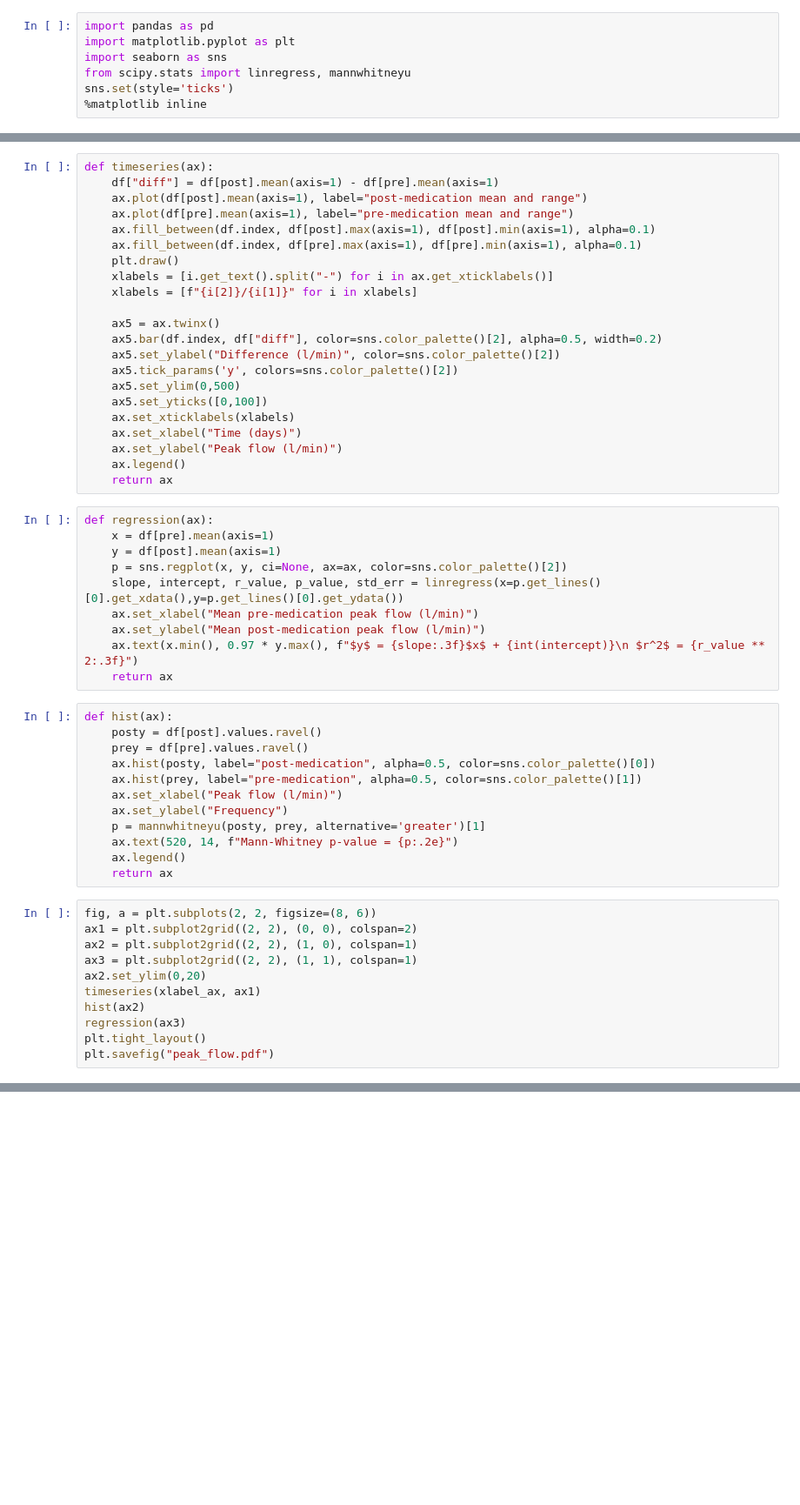
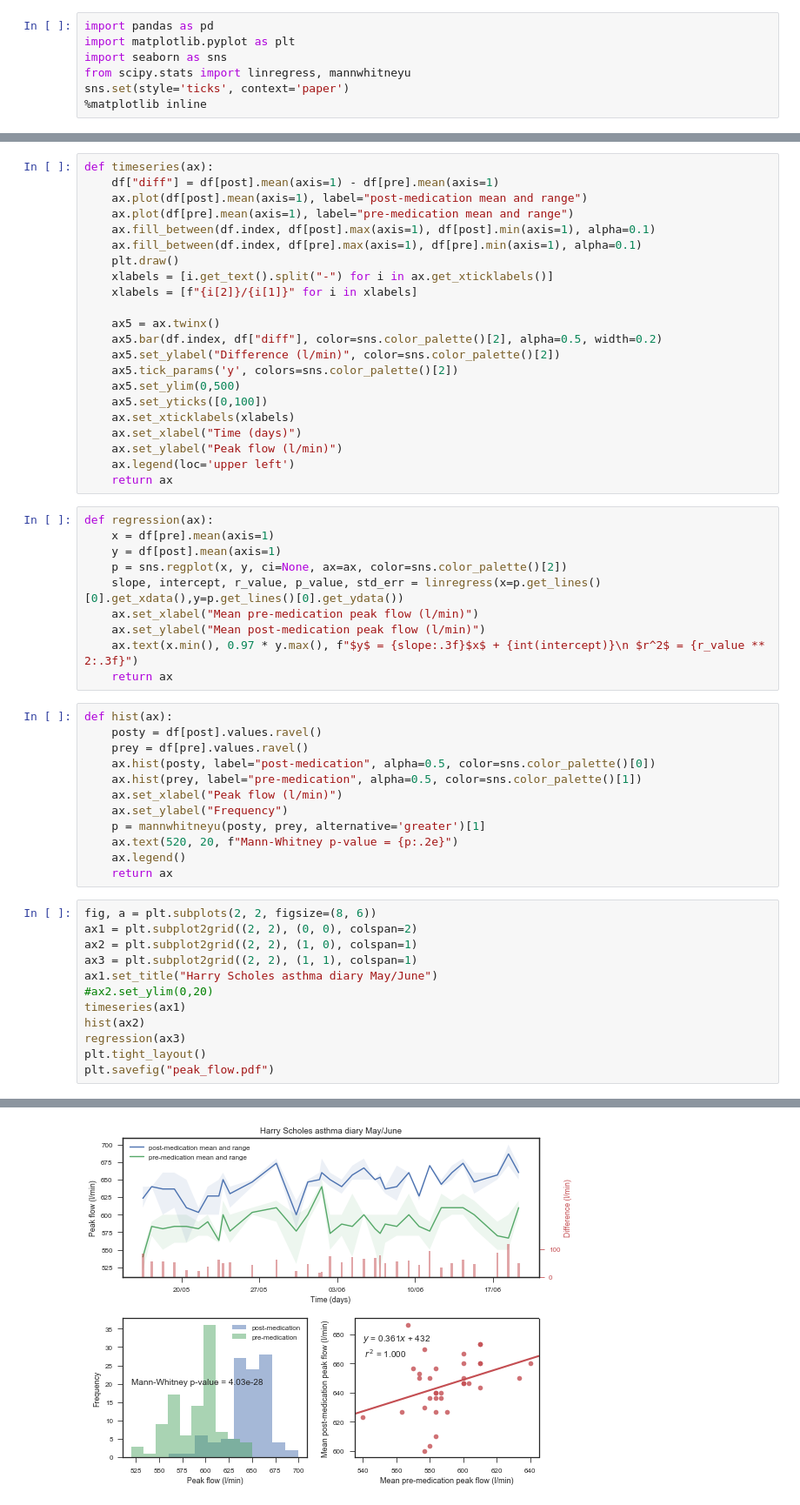
Before and after one commit to harryscholes/random, a Jupyter notebook: peak_flow.ipynb, the cells around one changed output, grey strips where cells are left out. Shown: that part at 87% size. Cells and saved outputs as stored; diff of their text form; blank space fills up the shorter version.

```diff
--- a/peak_flow.ipynb
+++ b/peak_flow.ipynb
@@ -3,7 +3,7 @@ import pandas as pd
 import matplotlib.pyplot as plt
 import seaborn as sns
 from scipy.stats import linregress, mannwhitneyu
-sns.set(style='ticks')
+sns.set(style='ticks', context='paper')
 %matplotlib inline
 # %%
 df = pd.read_csv("peak_flow.csv")
@@ -35,7 +35,7 @@ def timeseries(ax):
     ax.set_xticklabels(xlabels)
     ax.set_xlabel("Time (days)")
     ax.set_ylabel("Peak flow (l/min)")
-    ax.legend()
+    ax.legend(loc='upper left')
     return ax
 # %%
 def regression(ax):
@@ -56,7 +56,7 @@ def hist(ax):
     ax.set_xlabel("Peak flow (l/min)")
     ax.set_ylabel("Frequency")
     p = mannwhitneyu(posty, prey, alternative='greater')[1]
-    ax.text(520, 14, f"Mann-Whitney p-value = {p:.2e}")
+    ax.text(520, 20, f"Mann-Whitney p-value = {p:.2e}")
     ax.legend()
     return ax
 # %%
@@ -64,8 +64,9 @@ fig, a = plt.subplots(2, 2, figsize=(8, 6))
 ax1 = plt.subplot2grid((2, 2), (0, 0), colspan=2)
 ax2 = plt.subplot2grid((2, 2), (1, 0), colspan=1)
 ax3 = plt.subplot2grid((2, 2), (1, 1), colspan=1)
-ax2.set_ylim(0,20)
-timeseries(xlabel_ax, ax1)
+ax1.set_title("Harry Scholes asthma diary May/June")
+#ax2.set_ylim(0,20)
+timeseries(ax1)
 hist(ax2)
 regression(ax3)
 plt.tight_layout()
@@ -74,0 +75 @@ NameError: name 'xlabel_ax' is not defined
+[figure, added]
```
Also changed, not shown: parts of 1 cell of this notebook, 5 other files.
